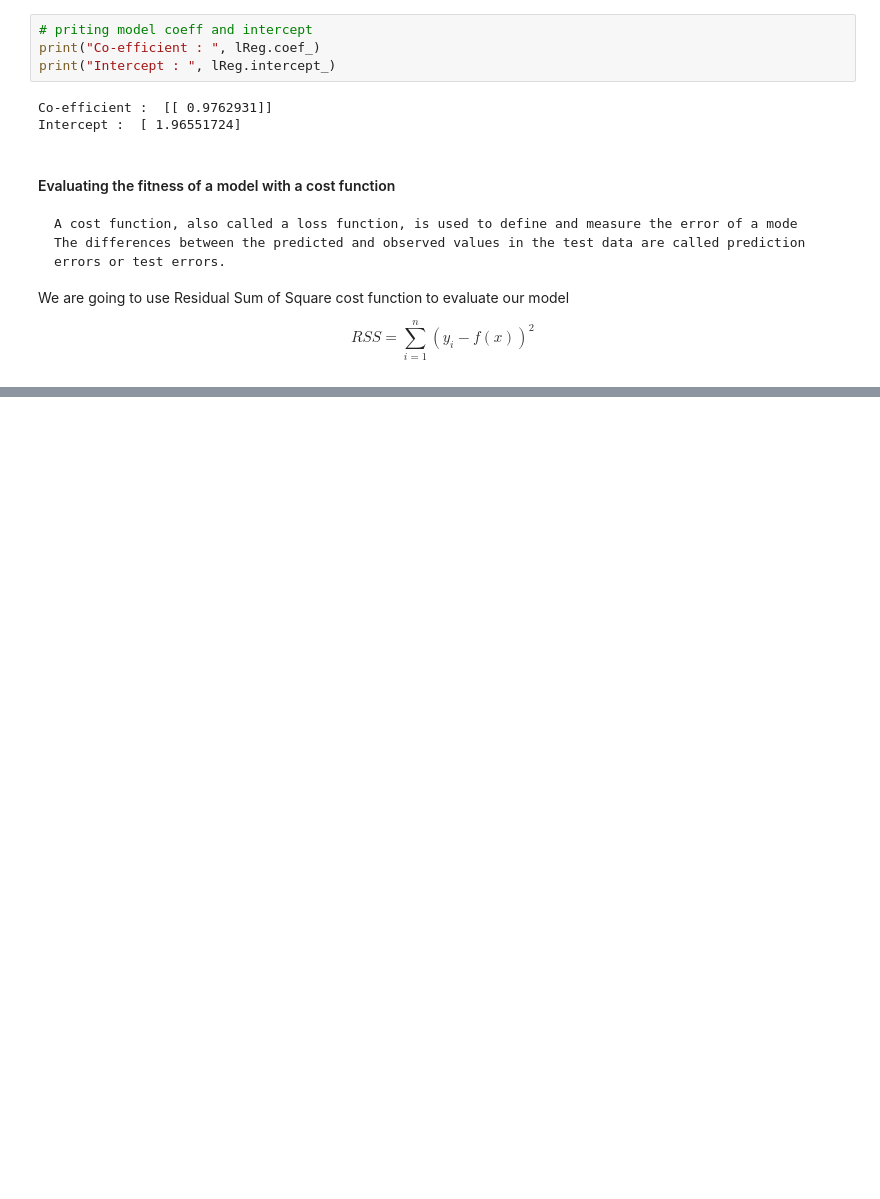
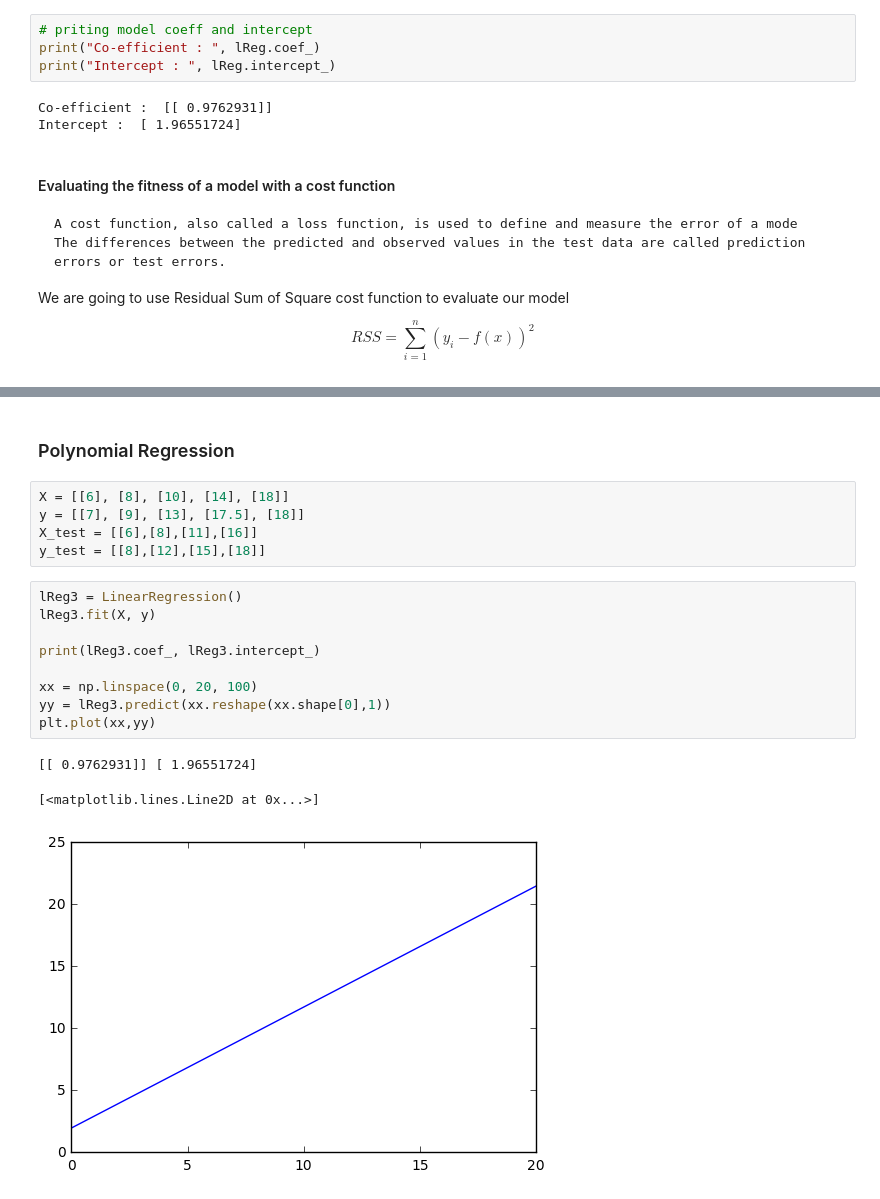
Before and after one commit to atulsingh0/MachineLearning, a Jupyter notebook: MasteringML_wSkLearn/CH_02.ipynb, the cells around one changed output, grey strips where cells are left out. Saved outputs shown, nothing was run; the diff lists cells and outputs as text; blank space fills up the shorter version.

```diff
--- a/MasteringML_wSkLearn/CH_02.ipynb
+++ b/MasteringML_wSkLearn/CH_02.ipynb
@@ -74,0 +217,20 @@ $$ RSS = \sum_{i=1}^{n} (y_i - f(x))^2 $$
+# %% [markdown]
+### Polynomial Regression
+# %%
+X = [[6], [8], [10], [14], [18]]
+y = [[7], [9], [13], [17.5], [18]]
+X_test = [[6],[8],[11],[16]]
+y_test = [[8],[12],[15],[18]]
+# %%
+lReg3 = LinearRegression()
+lReg3.fit(X, y)
+
+print(lReg3.coef_, lReg3.intercept_)
+
+xx = np.linspace(0, 20, 100)
+yy = lReg3.predict(xx.reshape(xx.shape[0],1))
+plt.plot(xx,yy)
+# %% [output]
+[[ 0.9762931]] [ 1.96551724]
+[<matplotlib.lines.Line2D at 0x...>]
+[figure, added]
```
Also changed, not shown: parts of 18 cells of this notebook, 4 other files.
